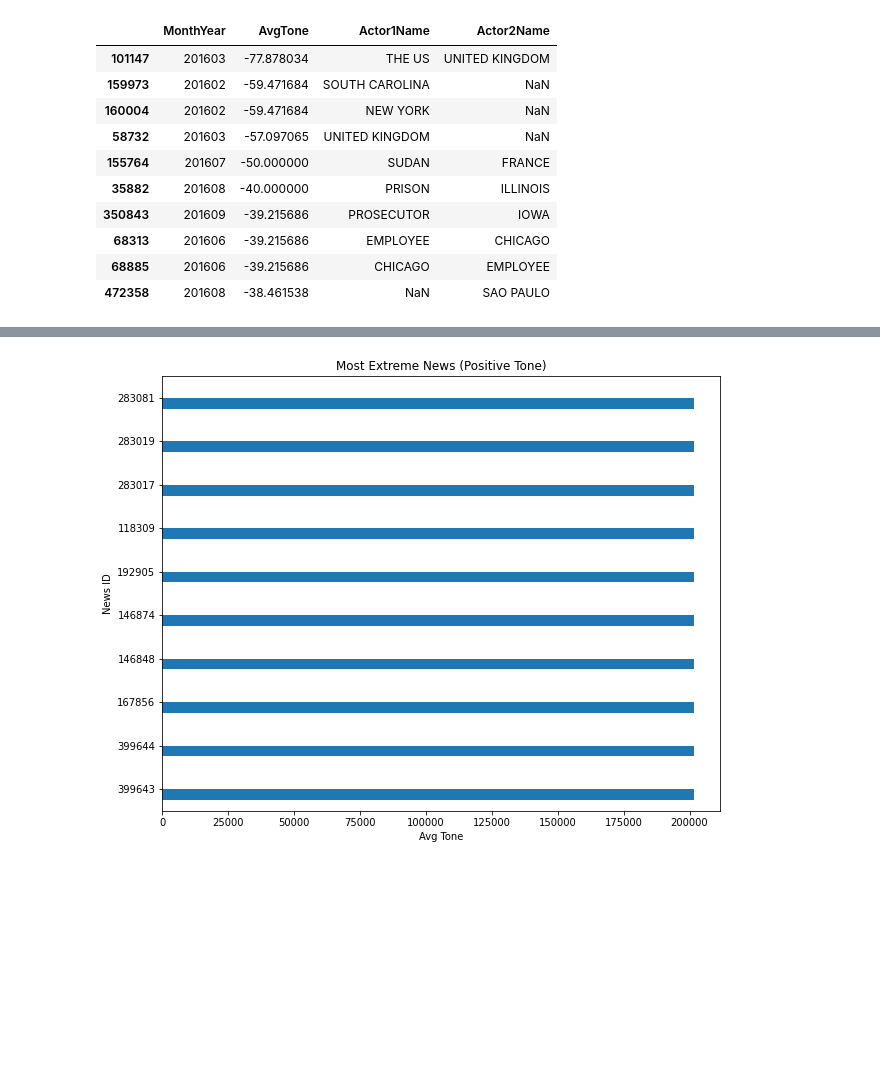
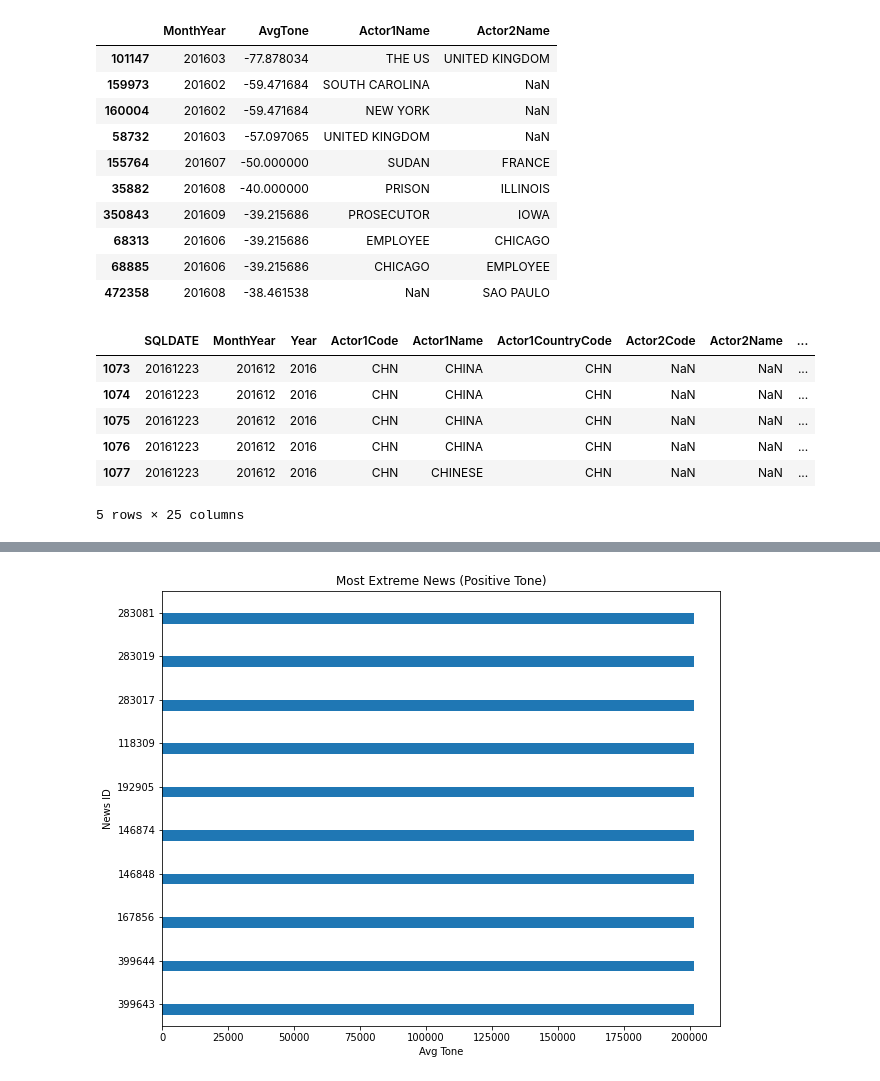
Before and after one commit to beixuan-jia/502final, a Jupyter notebook: EDA.ipynb, the cells around one changed output, grey strips where cells are left out. Cells and saved outputs as stored; diff of their text form; code cells hidden in the pictures; blank space fills up the shorter version.

```diff
--- a/EDA.ipynb
+++ b/EDA.ipynb
@@ -173,3 +173,13 @@ most_extreme_tone_neg
 | 68313 | 201606 | -39.215686 | EMPLOYEE | CHICAGO |
 | 68885 | 201606 | -39.215686 | CHICAGO | EMPLOYEE |
 | 472358 | 201608 | -38.461538 | NaN | SAO PAULO |
+# %%
+dask_feat[dask_feat.Actor1CountryCode == 'CHN'].head(npartitions=-1)
+# %% [output]
+|  | SQLDATE | MonthYear | Year | Actor1Code | Actor1Name | Actor1CountryCode | Actor2Code | Actor2Name | ... |
+| 1073 | 20161223 | 201612 | 2016 | CHN | CHINA | CHN | NaN | NaN | ... |
+| 1074 | 20161223 | 201612 | 2016 | CHN | CHINA | CHN | NaN | NaN | ... |
+| 1075 | 20161223 | 201612 | 2016 | CHN | CHINA | CHN | NaN | NaN | ... |
+| 1076 | 20161223 | 201612 | 2016 | CHN | CHINA | CHN | NaN | NaN | ... |
+| 1077 | 20161223 | 201612 | 2016 | CHN | CHINESE | CHN | NaN | NaN | ... |
+5 rows × 25 columns
```
Also changed, not shown: parts of 4 cells of this notebook.
